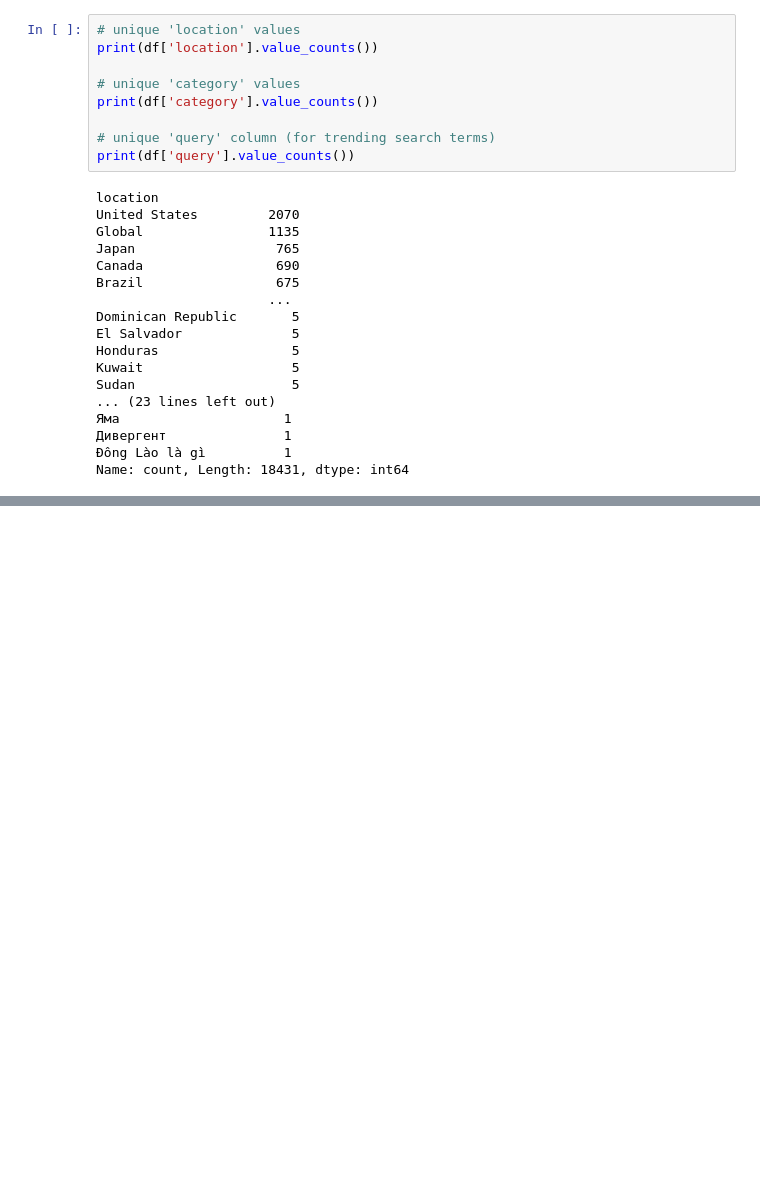
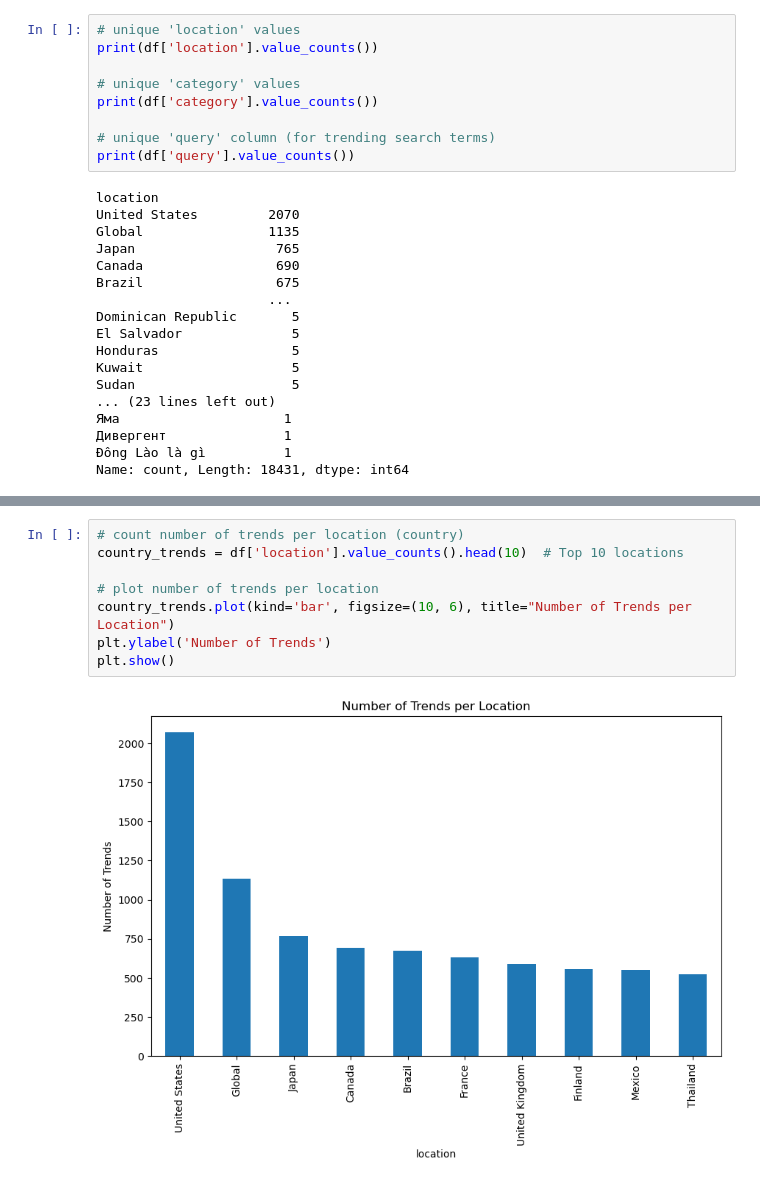
Before and after one commit to jshiah/dsc209r-datavisualization-finalproject, a Jupyter notebook: JS_DataExploration.ipynb, the cells around one changed output, grey strips where cells are left out. Cells and saved outputs as stored; diff of their text form; blank space fills up the shorter version.

```diff
--- a/JS_DataExploration.ipynb
+++ b/JS_DataExploration.ipynb
@@ -62,0 +79,10 @@ plt.show()
+# %%
+# count number of trends per location (country)
+country_trends = df['location'].value_counts().head(10)  # Top 10 locations
+
+# plot number of trends per location
+country_trends.plot(kind='bar', figsize=(10, 6), title="Number of Trends per Location")
+plt.ylabel('Number of Trends')
+plt.show()
+# %% [output]
+[figure, added]
```
Also changed, not shown: parts of 7 cells of this notebook.
